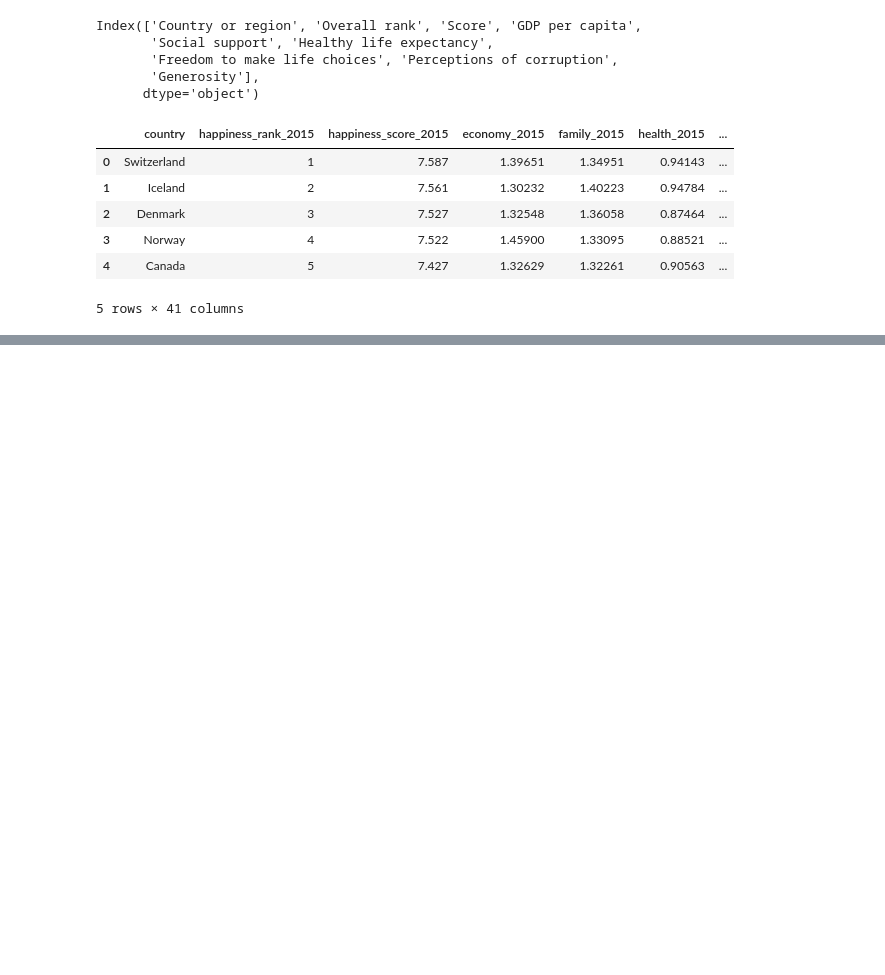
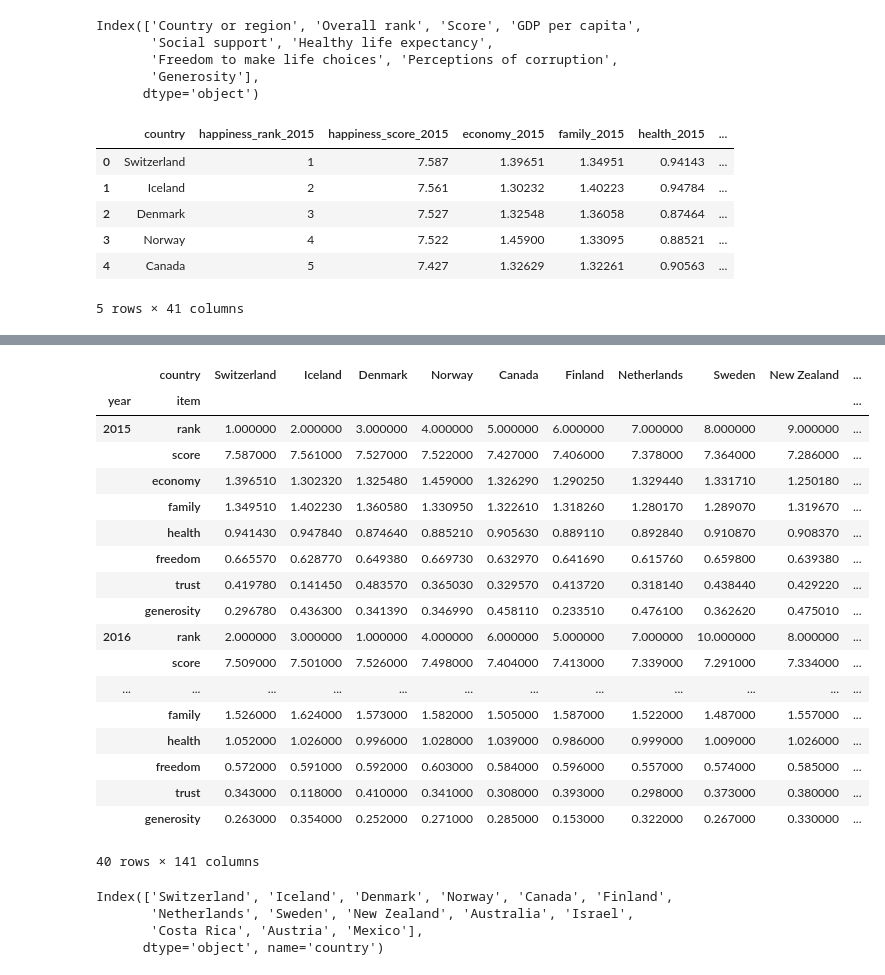
Before and after one commit to mactzu/STDs, a Jupyter notebook: work/yann/Project-Work.ipynb, the cells around one changed output, grey strips where cells are left out. Drawn from its saved outputs; the diff is of its cells as text; code cells hidden in the pictures; blank space fills up the shorter version.

```diff
--- a/work/yann/Project-Work.ipynb
+++ b/work/yann/Project-Work.ipynb
@@ -89,0 +104,3 @@ happy_pd.head()
+# %%
+happy_pd = happy_pd.T
+happy_pd
@@ -89,0 +126,6 @@ happy_pd.head()
+# %%
+a = happy_pd.index
+b = [x.split('_') for x in a]
+year = [b[i][-1] for i in range(len(b))]
+item = [b[i][-2] for i in range(len(b))]
+item
@@ -89,0 +150,4 @@ happy_pd.head()
+# %%
+happy_pd['year'] = year
+happy_pd['item'] = item
+happy_pd
@@ -89,0 +173,31 @@ happy_pd.head()
+# %%
+happy_pd = happy_pd.set_index(["year", "item"])
+# %%
+happy_pd
+# %% [output]
+|  | country | Switzerland | Iceland | Denmark | Norway | Canada | Finland | Netherlands | Sweden | New Zealand | ... |
+| year | item |  |  |  |  |  |  |  |  |  | ... |
+| 2015 | rank | 1.000000 | 2.000000 | 3.000000 | 4.000000 | 5.000000 | 6.000000 | 7.000000 | 8.000000 | 9.000000 | ... |
+|  | score | 7.587000 | 7.561000 | 7.527000 | 7.522000 | 7.427000 | 7.406000 | 7.378000 | 7.364000 | 7.286000 | ... |
+|  | economy | 1.396510 | 1.302320 | 1.325480 | 1.459000 | 1.326290 | 1.290250 | 1.329440 | 1.331710 | 1.250180 | ... |
+|  | family | 1.349510 | 1.402230 | 1.360580 | 1.330950 | 1.322610 | 1.318260 | 1.280170 | 1.289070 | 1.319670 | ... |
+|  | health | 0.941430 | 0.947840 | 0.874640 | 0.885210 | 0.905630 | 0.889110 | 0.892840 | 0.910870 | 0.908370 | ... |
+|  | freedom | 0.665570 | 0.628770 | 0.649380 | 0.669730 | 0.632970 | 0.641690 | 0.615760 | 0.659800 | 0.639380 | ... |
+|  | trust | 0.419780 | 0.141450 | 0.483570 | 0.365030 | 0.329570 | 0.413720 | 0.318140 | 0.438440 | 0.429220 | ... |
+|  | generosity | 0.296780 | 0.436300 | 0.341390 | 0.346990 | 0.458110 | 0.233510 | 0.476100 | 0.362620 | 0.475010 | ... |
+| 2016 | rank | 2.000000 | 3.000000 | 1.000000 | 4.000000 | 6.000000 | 5.000000 | 7.000000 | 10.000000 | 8.000000 | ... |
+|  | score | 7.509000 | 7.501000 | 7.526000 | 7.498000 | 7.404000 | 7.413000 | 7.339000 | 7.291000 | 7.334000 | ... |
+| ... | ... | ... | ... | ... | ... | ... | ... | ... | ... | ... | ... |
+|  | family | 1.526000 | 1.624000 | 1.573000 | 1.582000 | 1.505000 | 1.587000 | 1.522000 | 1.487000 | 1.557000 | ... |
+|  | health | 1.052000 | 1.026000 | 0.996000 | 1.028000 | 1.039000 | 0.986000 | 0.999000 | 1.009000 | 1.026000 | ... |
+|  | freedom | 0.572000 | 0.591000 | 0.592000 | 0.603000 | 0.584000 | 0.596000 | 0.557000 | 0.574000 | 0.585000 | ... |
+|  | trust | 0.343000 | 0.118000 | 0.410000 | 0.341000 | 0.308000 | 0.393000 | 0.298000 | 0.373000 | 0.380000 | ... |
+|  | generosity | 0.263000 | 0.354000 | 0.252000 | 0.271000 | 0.285000 | 0.153000 | 0.322000 | 0.267000 | 0.330000 | ... |
+40 rows × 141 columns
+# %%
+happy_pd.columns[0:14]
+# %% [output]
+Index(['Switzerland', 'Iceland', 'Denmark', 'Norway', 'Canada', 'Finland',
+       'Netherlands', 'Sweden', 'New Zealand', 'Australia', 'Israel',
+       'Costa Rica', 'Austria', 'Mexico'],
+      dtype='object', name='country')
```
Also changed, not shown: parts of 7 cells of this notebook, 1 other file.
